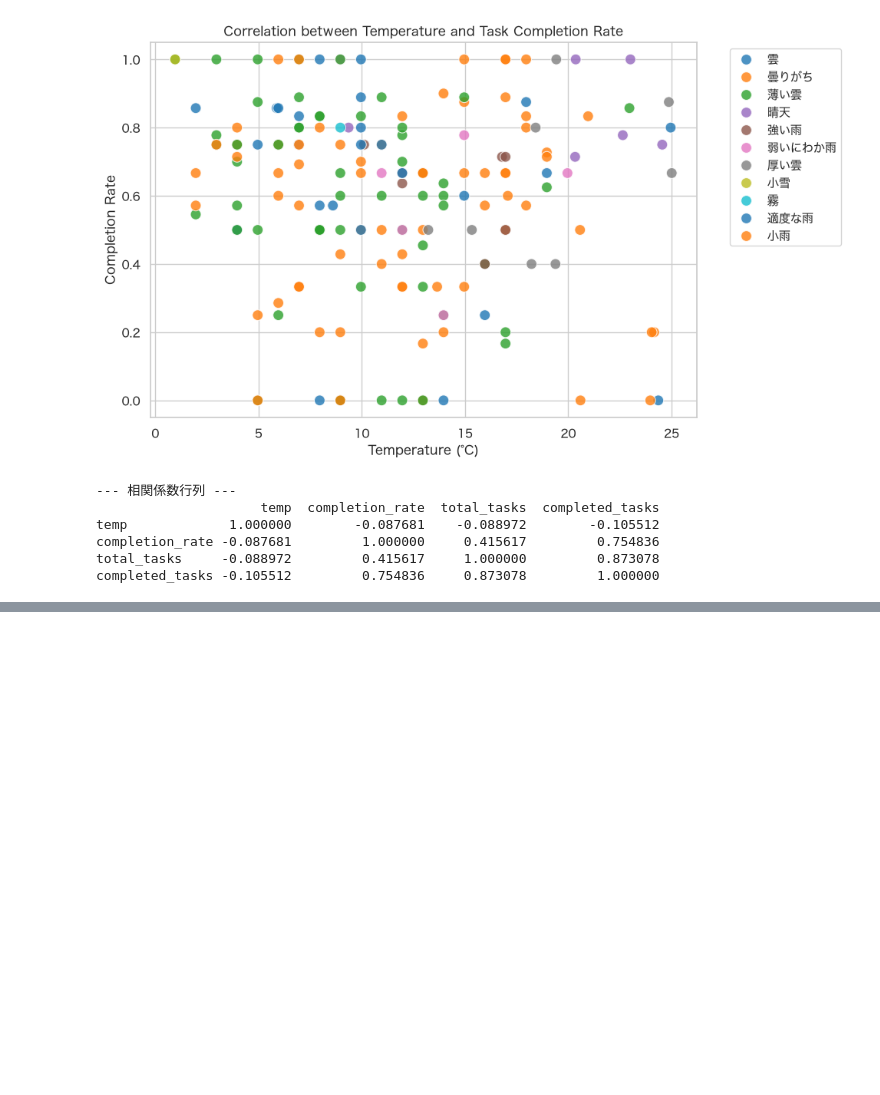
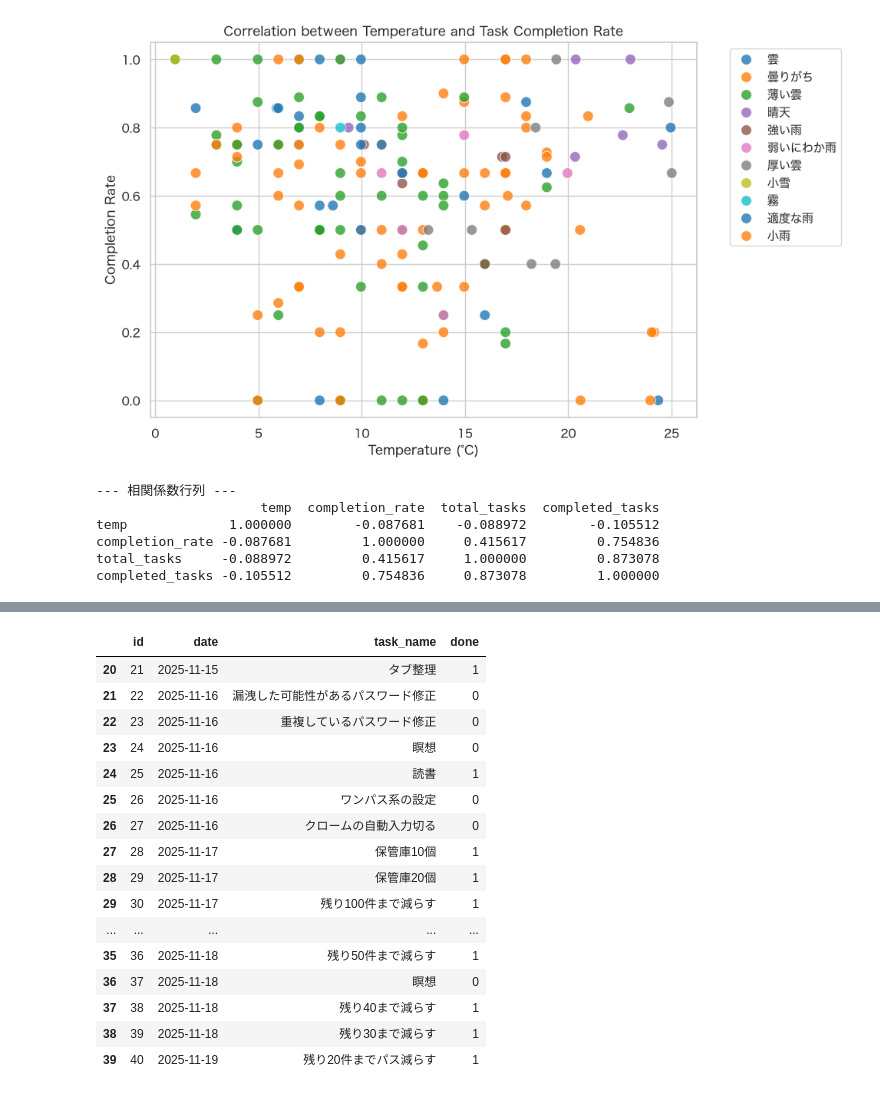
Before and after one commit to kinoshita-hiroki/daily_data, a Jupyter notebook: notebooks/daily_data_analysis.ipynb, the cells around one changed output, grey strips where cells are left out. Saved outputs shown, nothing was run; the diff lists cells and outputs as text; code cells hidden in the pictures; blank space fills up the shorter version.

```diff
--- a/notebooks/daily_data_analysis.ipynb
+++ b/notebooks/daily_data_analysis.ipynb
@@ -388,3 +388,17 @@ temp             1.000000        -0.087681    -0.088972        -0.105512
 completion_rate -0.087681         1.000000     0.415617         0.754836
 total_tasks     -0.088972         0.415617     1.000000         0.873078
 completed_tasks -0.105512         0.754836     0.873078         1.000000
+# %%
+import pandas as pd
+import sqlite3
+
+
+conn = sqlite3.connect("../data/task_rpg.db")
+cursor = conn.cursor()
+
+df = pd.read_sql_query(
+    "SELECT * FROM task_logs",
+    conn
+)
+
+df.head()
@@ -390,0 +412,20 @@ completed_tasks -0.105512         0.754836     0.873078         1.000000
+# %%
+df[20:].head(20)
+# %% [output]
+|  | id | date | task_name | done |
+| 20 | 21 | 2025-11-15 | タブ整理 | 1 |
+| 21 | 22 | 2025-11-16 | 漏洩した可能性があるパスワード修正 | 0 |
+| 22 | 23 | 2025-11-16 | 重複しているパスワード修正 | 0 |
+| 23 | 24 | 2025-11-16 | 瞑想 | 0 |
+| 24 | 25 | 2025-11-16 | 読書 | 1 |
+| 25 | 26 | 2025-11-16 | ワンパス系の設定 | 0 |
+| 26 | 27 | 2025-11-16 | クロームの自動入力切る | 0 |
+| 27 | 28 | 2025-11-17 | 保管庫10個 | 1 |
+| 28 | 29 | 2025-11-17 | 保管庫20個 | 1 |
+| 29 | 30 | 2025-11-17 | 残り100件まで減らす | 1 |
+| ... | ... | ... | ... | ... |
+| 35 | 36 | 2025-11-18 | 残り50件まで減らす | 1 |
+| 36 | 37 | 2025-11-18 | 瞑想 | 0 |
+| 37 | 38 | 2025-11-18 | 残り40まで減らす | 1 |
+| 38 | 39 | 2025-11-18 | 残り30まで減らす | 1 |
+| 39 | 40 | 2025-11-19 | 残り20件までパス減らす | 1 |
```
Also changed, not shown: parts of 2 cells of this notebook, 2 other files.
